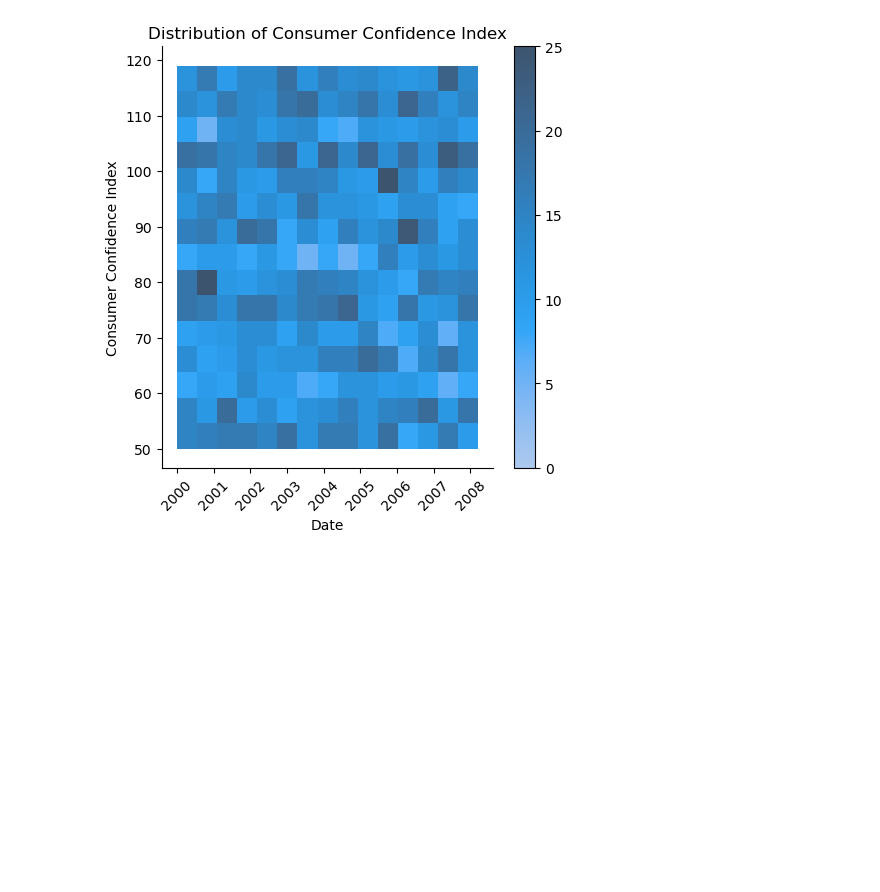
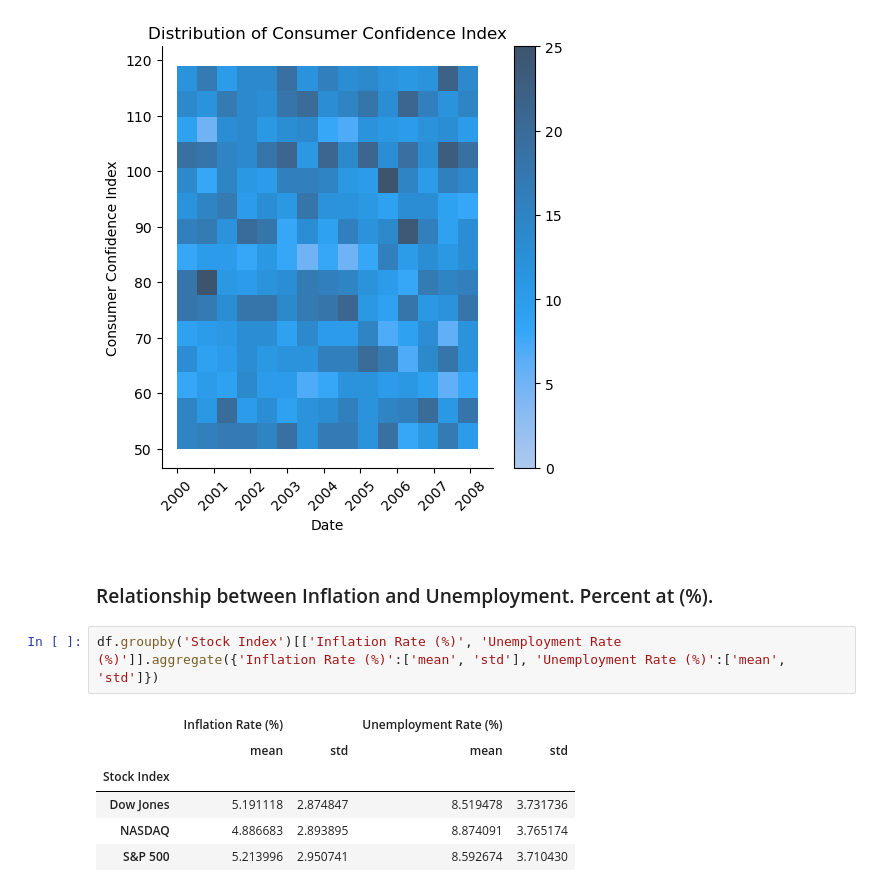
Before and after one commit to krasigarev/Finance-Economics-Dataset-2000---2008-years, a Jupyter notebook: finances_analysis.ipynb, the cells around one changed output. Saved outputs shown, nothing was run; the diff lists cells and outputs as text; blank space fills up the shorter version.

```diff
--- a/finances_analysis.ipynb
+++ b/finances_analysis.ipynb
@@ -255,3 +255,14 @@ plt.title('Distribution of Consumer Confidence Index')
 plt.show()
 # %% [output]
 [figure]
+# %% [markdown]
+### Relationship between Inflation and Unemployment. Percent at (%).
+# %%
+df.groupby('Stock Index')[['Inflation Rate (%)', 'Unemployment Rate (%)']].aggregate({'Inflation Rate (%)':['mean', 'std'], 'Unemployment Rate (%)':['mean', 'std']})
+# %% [output]
+|  | Inflation Rate (%) |  | Unemployment Rate (%) |  |
+|  | mean | std | mean | std |
+| Stock Index |  |  |  |  |
+| Dow Jones | 5.191118 | 2.874847 | 8.519478 | 3.731736 |
+| NASDAQ | 4.886683 | 2.893895 | 8.874091 | 3.765174 |
+| S&P 500 | 5.213996 | 2.950741 | 8.592674 | 3.710430 |
```
Also changed, not shown: parts of 4 cells of this notebook.
